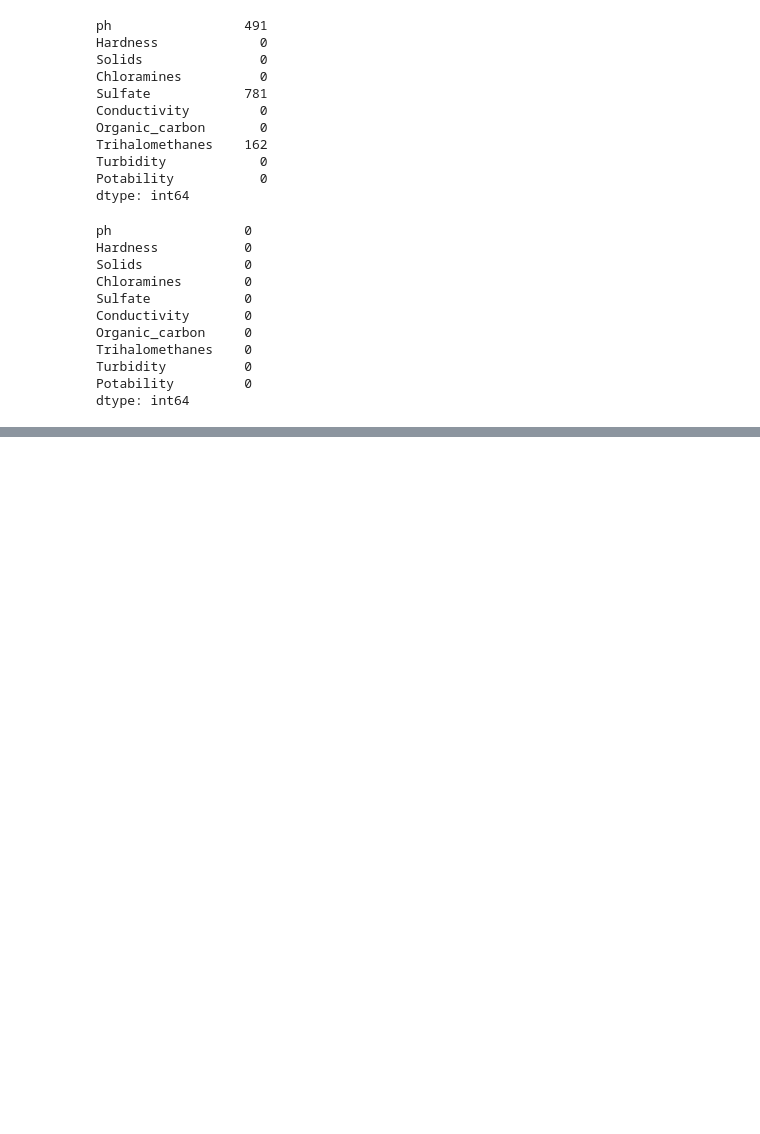
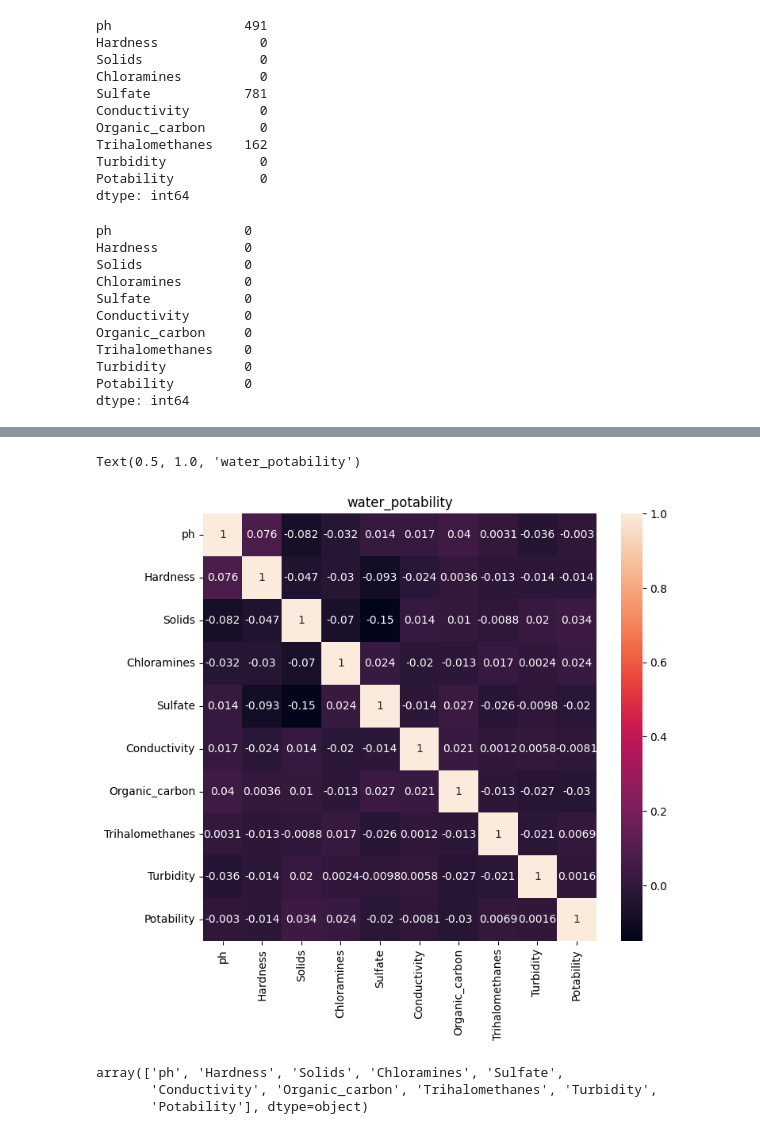
Before and after one commit to shibyraam/Project_DS, a Jupyter notebook: water_quality.ipynb, the cells around one changed output, grey strips where cells are left out. Drawn from its saved outputs; the diff is of its cells as text; code cells hidden in the pictures; blank space fills up the shorter version.

```diff
--- a/water_quality.ipynb
+++ b/water_quality.ipynb
@@ -159,0 +214,6 @@ Length: 3276, dtype: bool
+# %%
+plt.figure(figsize=(8,7))
+sns.heatmap(df.corr(),annot=True).set_title('water_potability')
+# %% [output]
+Text(0.5, 1.0, 'water_potability')
+[figure, added]
@@ -159,0 +227,6 @@ Length: 3276, dtype: bool
+# %%
+knn_impute_colomn
+# %% [output]
+array(['ph', 'Hardness', 'Solids', 'Chloramines', 'Sulfate',
+       'Conductivity', 'Organic_carbon', 'Trihalomethanes', 'Turbidity',
+       'Potability'], dtype=object)
```
Also changed, not shown: parts of 10 cells of this notebook.
